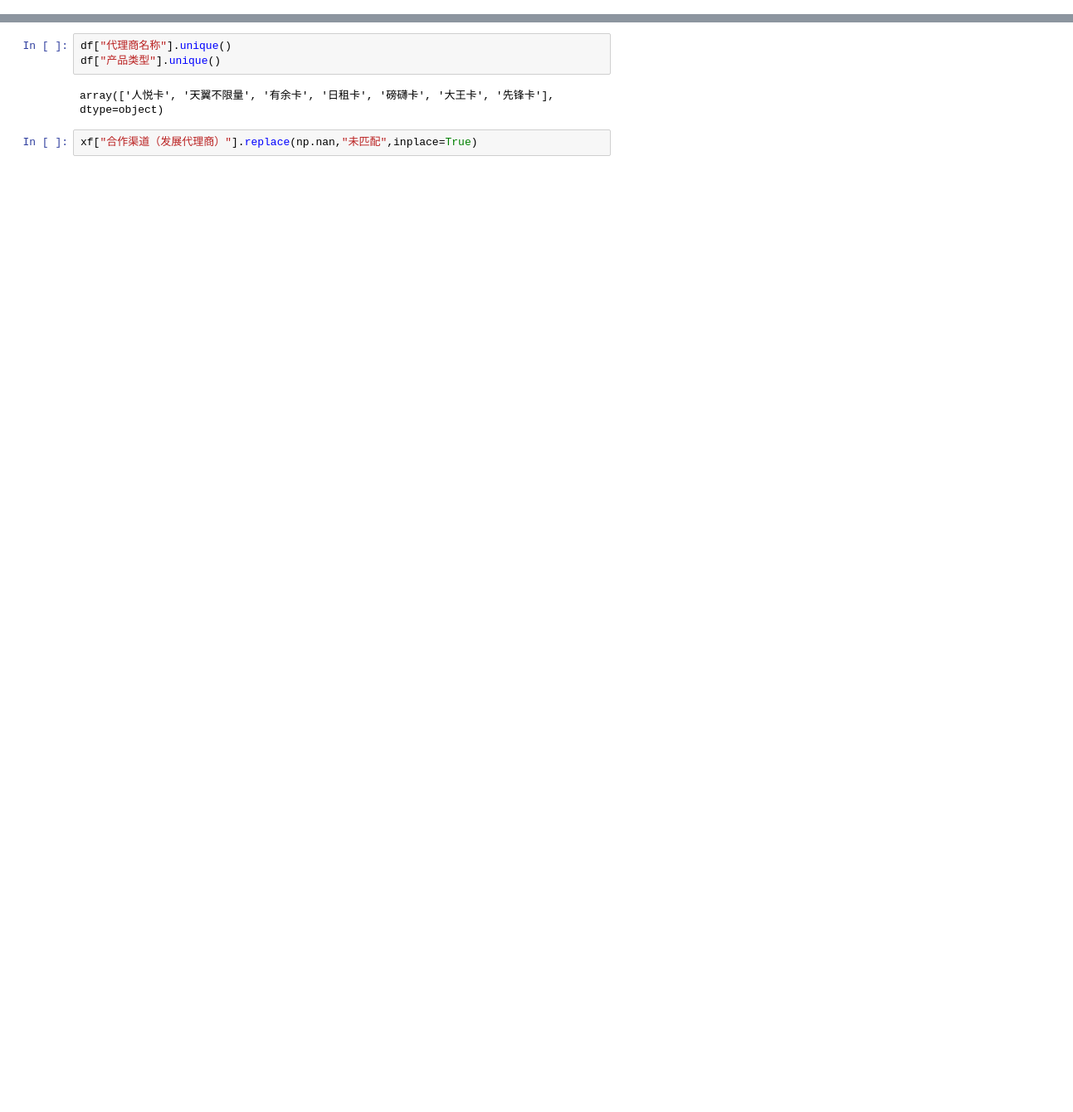
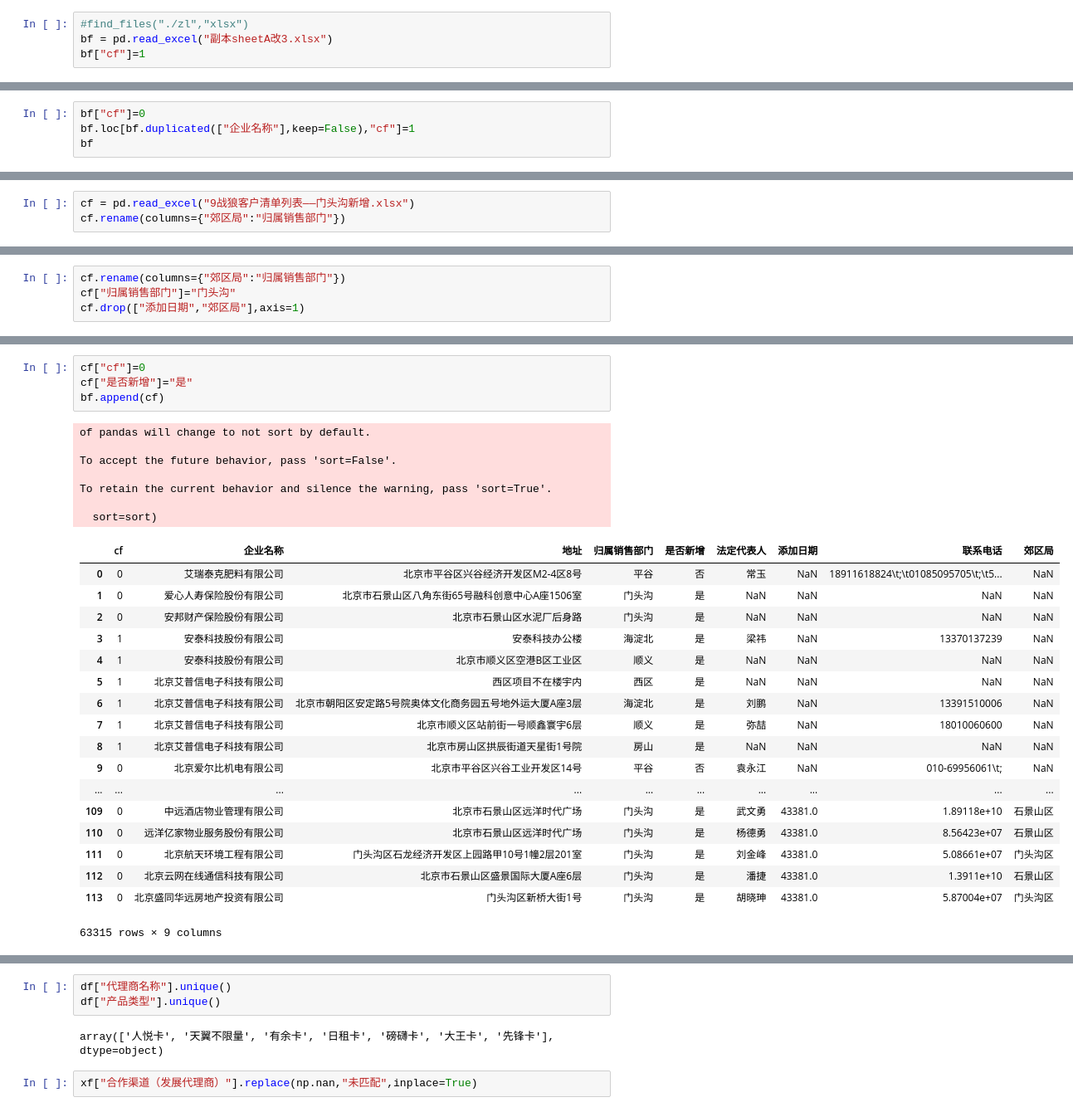
Before and after one commit to jiangwn815/dataprocess, a Jupyter notebook: 代理商数据处理.ipynb, the cells around one changed output, grey strips where cells are left out. Shown: that part at 83% size. Saved outputs shown, nothing was run; the diff lists cells and outputs as text; blank space fills up the shorter version.

```diff
--- a/代理商数据处理.ipynb
+++ b/代理商数据处理.ipynb
@@ -11,0 +13,4 @@ df= read_agent_file("sent","0810","0816")
+# %%
+#find_files("./zl","xlsx")
+bf = pd.read_excel("副本sheetA改3.xlsx")
+bf["cf"]=1
@@ -11,0 +44,4 @@ df= read_agent_file("sent","0810","0816")
+# %%
+bf["cf"]=0
+bf.loc[bf.duplicated(["企业名称"],keep=False),"cf"]=1
+bf
@@ -11,0 +67,3 @@ df= read_agent_file("sent","0810","0816")
+# %%
+cf = pd.read_excel("9战狼客户清单列表——门头沟新增.xlsx")
+cf.rename(columns={"郊区局":"归属销售部门"})
@@ -11,0 +89,4 @@ df= read_agent_file("sent","0810","0816")
+# %%
+cf.rename(columns={"郊区局":"归属销售部门"})
+cf["归属销售部门"]="门头沟"
+cf.drop(["添加日期","郊区局"],axis=1)
@@ -11,0 +112,30 @@ df= read_agent_file("sent","0810","0816")
+# %%
+cf["cf"]=0
+cf["是否新增"]="是"
+bf.append(cf)
+# %% [output]
+of pandas will change to not sort by default.
+
+To accept the future behavior, pass 'sort=False'.
+
+To retain the current behavior and silence the warning, pass 'sort=True'.
+
+  sort=sort)
+|  | cf | 企业名称 | 地址 | 归属销售部门 | 是否新增 | 法定代表人 | 添加日期 | 联系电话 | 郊区局 |
+| 0 | 0 | 艾瑞泰克肥料有限公司 | 北京市平谷区兴谷经济开发区M2-4区8号 | 平谷 | 否 | 常玉 | NaN | 18911618824\t;\t01085095705\t;\t5... | NaN |
+| 1 | 0 | 爱心人寿保险股份有限公司 | 北京市石景山区八角东街65号融科创意中心A座1506室 | 门头沟 | 是 | NaN | NaN | NaN | NaN |
+| 2 | 0 | 安邦财产保险股份有限公司 | 北京市石景山区水泥厂后身路 | 门头沟 | 是 | NaN | NaN | NaN | NaN |
+| 3 | 1 | 安泰科技股份有限公司 | 安泰科技办公楼 | 海淀北 | 是 | 梁祎 | NaN | 13370137239 | NaN |
+| 4 | 1 | 安泰科技股份有限公司 | 北京市顺义区空港B区工业区 | 顺义 | 是 | NaN | NaN | NaN | NaN |
+| 5 | 1 | 北京艾普信电子科技有限公司 | 西区项目不在楼宇内 | 西区 | 是 | NaN | NaN | NaN | NaN |
+| 6 | 1 | 北京艾普信电子科技有限公司 | 北京市朝阳区安定路5号院奥体文化商务园五号地外运大厦A座3层 | 海淀北 | 是 | 刘鹏 | NaN | 13391510006 | NaN |
+| 7 | 1 | 北京艾普信电子科技有限公司 | 北京市顺义区站前街一号顺鑫寰宇6层 | 顺义 | 是 | 弥喆 | NaN | 18010060600 | NaN |
+| 8 | 1 | 北京艾普信电子科技有限公司 | 北京市房山区拱辰街道天星街1号院 | 房山 | 是 | NaN | NaN | NaN | NaN |
+| 9 | 0 | 北京爱尔比机电有限公司 | 北京市平谷区兴谷工业开发区14号 | 平谷 | 否 | 袁永江 | NaN | 010-69956061\t; | NaN |
+| ... | ... | ... | ... | ... | ... | ... | ... | ... | ... |
+| 109 | 0 | 中远酒店物业管理有限公司 | 北京市石景山区远洋时代广场 | 门头沟 | 是 | 武文勇 | 43381.0 | 1.89118e+10 | 石景山区 |
+| 110 | 0 | 远洋亿家物业服务股份有限公司 | 北京市石景山区远洋时代广场 | 门头沟 | 是 | 杨德勇 | 43381.0 | 8.56423e+07 | 石景山区 |
+| 111 | 0 | 北京航天环境工程有限公司 | 门头沟区石龙经济开发区上园路甲10号1幢2层201室 | 门头沟 | 是 | 刘金峰 | 43381.0 | 5.08661e+07 | 门头沟区 |
+| 112 | 0 | 北京云网在线通信科技有限公司 | 北京市石景山区盛景国际大厦A座6层 | 门头沟 | 是 | 潘捷 | 43381.0 | 1.3911e+10 | 石景山区 |
+| 113 | 0 | 北京盛同华远房地产投资有限公司 | 门头沟区新桥大街1号 | 门头沟 | 是 | 胡晓珅 | 43381.0 | 5.87004e+07 | 门头沟区 |
+63315 rows × 9 columns
```
Also changed, not shown: parts of 34 cells of this notebook, 2 other files.
